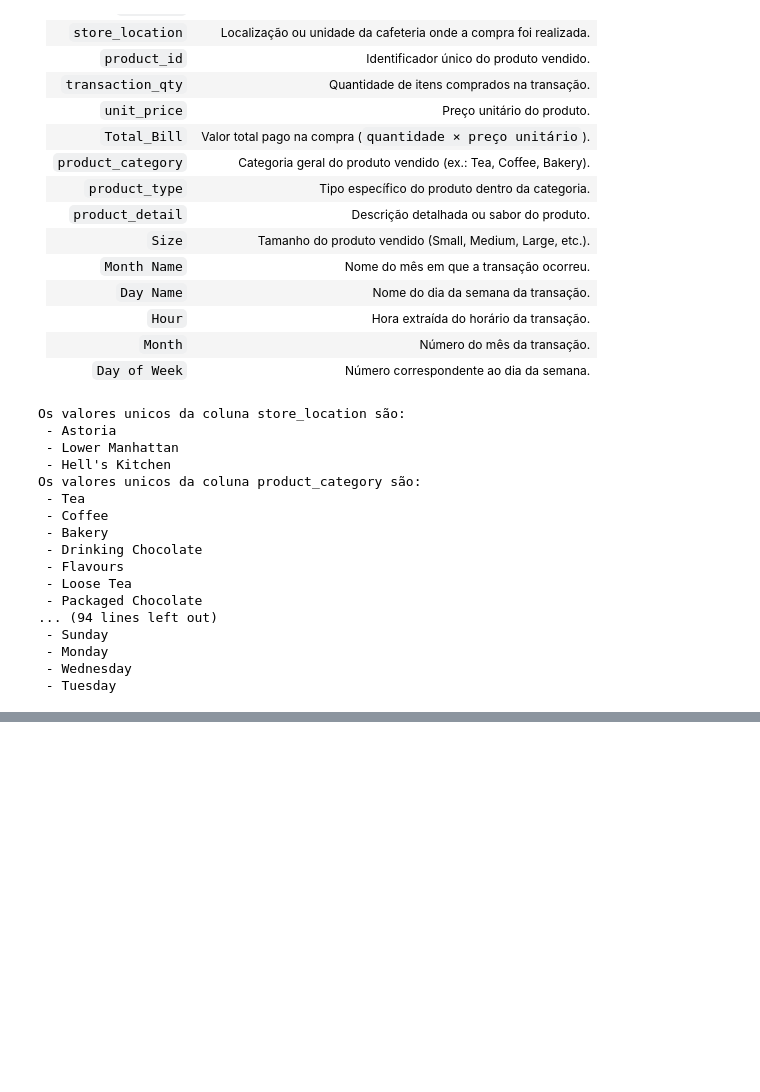
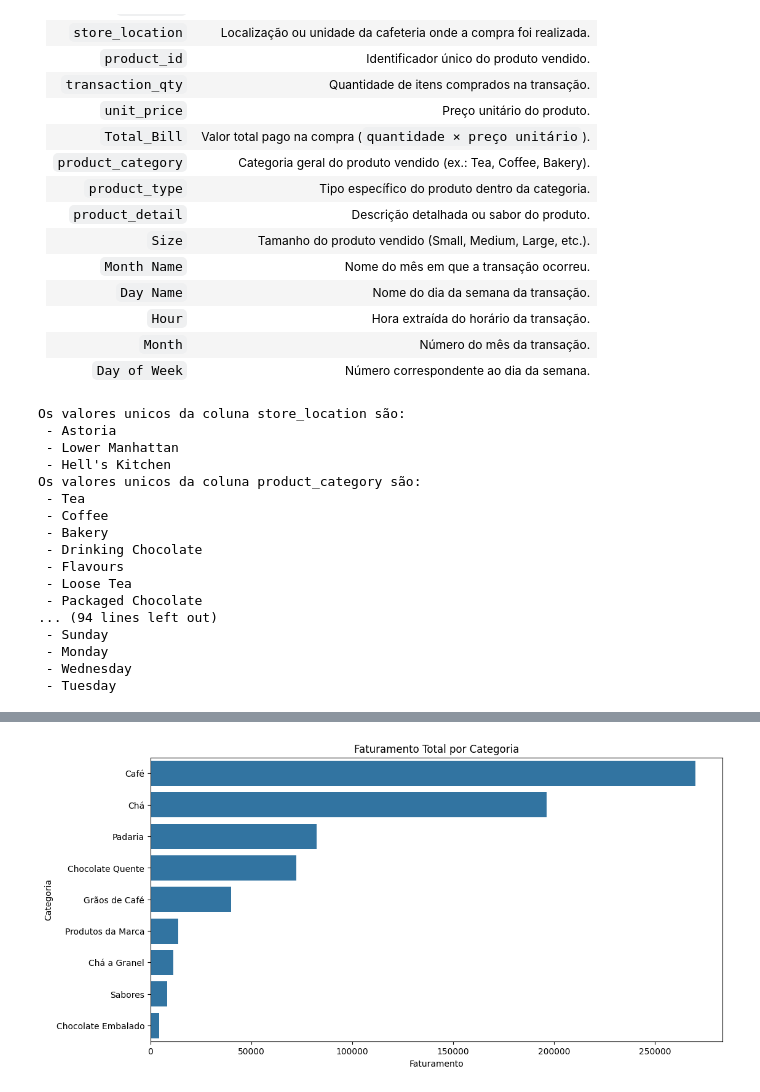
Before and after one commit to decknho/sales-analysis, a Jupyter notebook: data.ipynb, the cells around one changed output, grey strips where cells are left out. Saved outputs shown, nothing was run; the diff lists cells and outputs as text; code cells hidden in the pictures; blank space fills up the shorter version.

```diff
--- a/data.ipynb
+++ b/data.ipynb
@@ -159,0 +264,22 @@ df.head()
+# %%
+# Soma total por categoria
+total_categoria = df.groupby('categoria_do_produto')['valor_total'].sum().sort_values(ascending=False)
+
+# Tamanho do gráfico
+plt.figure(figsize=(12, 6))
+
+# Gráfico horizontal
+sns.barplot(
+    x=total_categoria.values,
+    y=total_categoria.index
+)
+
+# Título e labels
+plt.title('Faturamento Total por Categoria')
+plt.xlabel('Faturamento')
+plt.ylabel('Categoria')
+
+# Mostrar gráfico
+plt.show()
+# %% [output]
+[figure, added]
```
Also changed, not shown: parts of 15 cells of this notebook.
